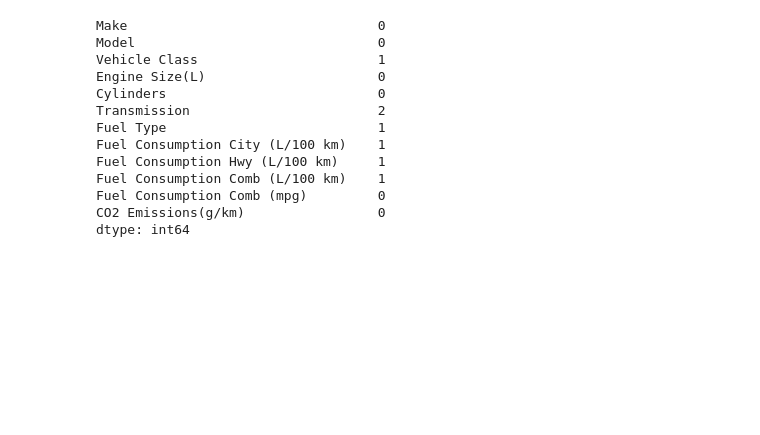
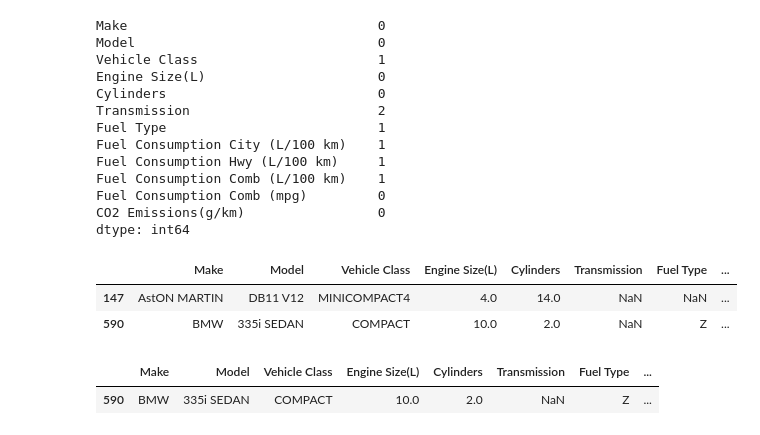
Before and after one commit to shangeethAlex/fdm_ml_project, a Jupyter notebook: notebook/EDA_CO2_emission.ipynb, the cells around one changed output. Drawn from its saved outputs; the diff is of its cells as text; code cells hidden in the pictures; blank space fills up the shorter version.

```diff
--- a/notebook/EDA_CO2_emission.ipynb
+++ b/notebook/EDA_CO2_emission.ipynb
@@ -306,3 +293,9 @@ Fuel Consumption Comb (L/100 km)    1
 Fuel Consumption Comb (mpg)         0
 CO2 Emissions(g/km)                 0
 dtype: int64
+# %%
+data_prep[data_prep["Transmission"].isna()]
+# %% [output]
+|  | Make | Model | Vehicle Class | Engine Size(L) | Cylinders | Transmission | Fuel Type | ... |
+| 147 | AstON MARTIN | DB11 V12 | MINICOMPACT4 | 4.0 | 14.0 | NaN | NaN | ... |
+| 590 | BMW | 335i SEDAN | COMPACT | 10.0 | 2.0 | NaN | Z | ... |
@@ -308,0 +308,5 @@ dtype: int64
+# %%
+data_prep[data_prep["Transmission"].isna()]
+# %% [output]
+|  | Make | Model | Vehicle Class | Engine Size(L) | Cylinders | Transmission | Fuel Type | ... |
+| 590 | BMW | 335i SEDAN | COMPACT | 10.0 | 2.0 | NaN | Z | ... |
```
Also changed, not shown: parts of 20 cells of this notebook, 1 other file.
